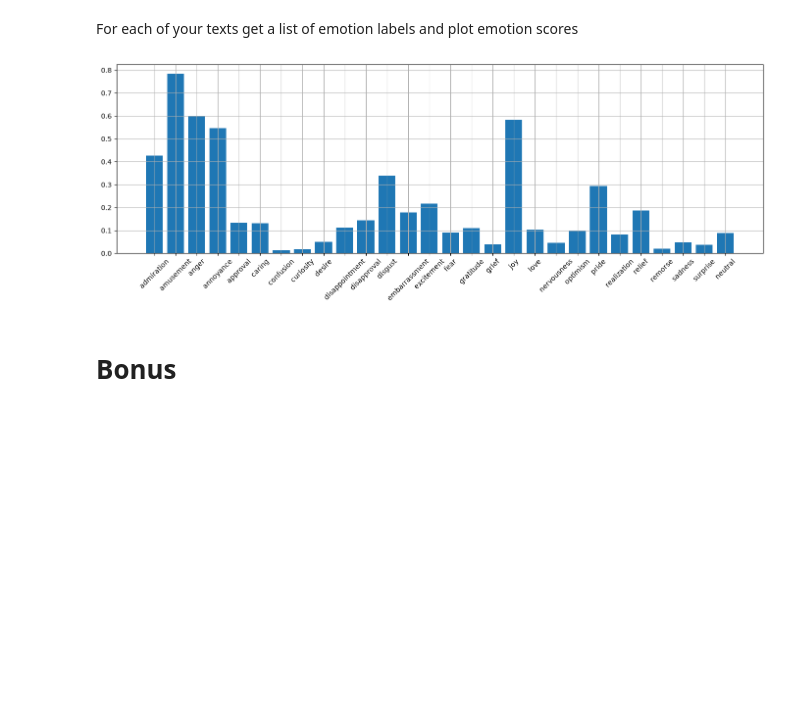
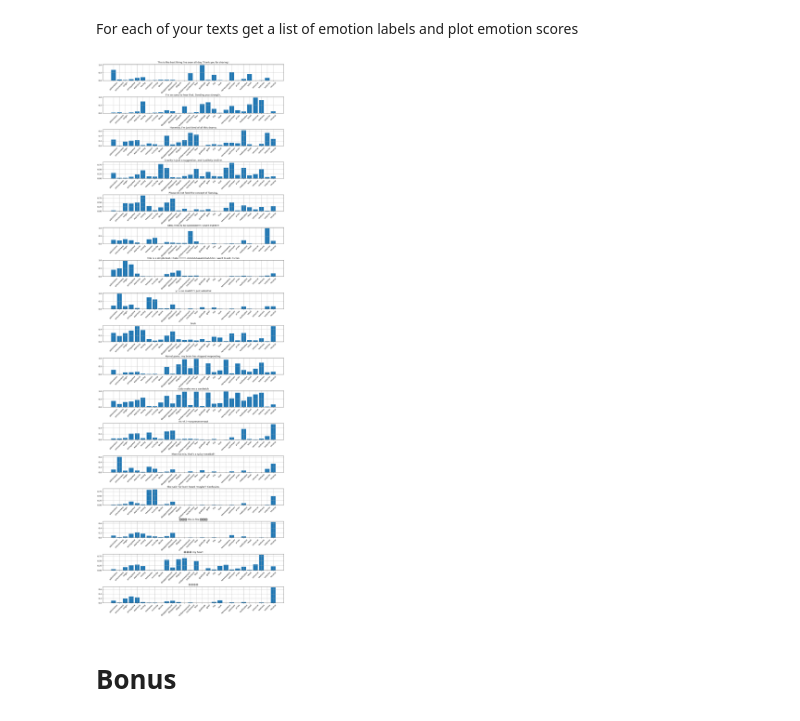
Before and after one commit to MaksKuchuk/NLP-HW, a Jupyter notebook: lab1/main.ipynb, the cells around one changed output. Cells and saved outputs as stored; diff of their text form; code cells hidden in the pictures; blank space fills up the shorter version.

```diff
--- a/lab1/main.ipynb
+++ b/lab1/main.ipynb
@@ -433,2 +476,4 @@ def make_callbacks(name):
     ]
+# %%
+dataset_type = ['smart', 'default', 'fixed']
 # %%
@@ -504,14 +546,14 @@ def plot_roc_curve(
         y = []
         pred = []
         for x_, y_ in X:
-            pred.append(np.array(keras.ops.sigmoid(model(x_))))
+            pred.append(keras.ops.convert_to_numpy(keras.ops.sigmoid(model(x_))))
             y.append(y_)
 
         pred = np.concatenate([p.reshape(-1, p.shape[-1]) for p in pred], axis=0)
 
         y = np.concatenate(y, axis=0)
     else:
-        pred = np.array(keras.ops.sigmoid(model(X))).reshape(-1, len(emotions))
+        pred = keras.ops.convert_to_numpy(keras.ops.sigmoid(model(X))).reshape(-1, len(emotions))
 
     for i in range(len(emotions)):
         fprs[i], tprs[i], _ = roc_curve(y[:, i], pred[:, i])
@@ -590,3 +627,28 @@ label_text('this is a simple text. I hate !!!!!!!. AAAAAAaaaAAAaAAAA. i want to
+# %%
+texts = [
+    'This is the best thing I’ve seen all day. Thank you for sharing!',
+    'I’m so sorry to hear that. Sending you strength.',
+    'Honestly, I’m just tired of all this drama.',
+
+    'Gravity is just a suggestion, and I politely decline.',
+    'Please do not feed the concept of Tuesday.',
+
+    'OMG THIS IS SO GOOOOD!!! I CANT EVEN!!!',
+    'this is a simple text. I hate !!!!!!!. AAAAAAaaaAAAaAAAA. i want to eat. its fun',
+    'y r u so madd?? i just asked lol',
+    'bruh',
+
+    'Kernel panic: my brain has stopped responding.',
+    'sudo make me a sandwich',
+    'rm -rf / --no-preserve-root',
+
+    'Mamma mia, that’s a spicy meatball!',
+    'She said ‘no’ but I heard ‘maybe’? Confusion.',
+
+    '🔥🔥🔥 this is fire 🔥🔥🔥',
+    '😭😭😭 my heart',
+    '😡😡😡😡'
+]
 # %%
 def plot_emotion_scores(text: str, model: keras.Model, max_length: int | None = None, ax: plt.Axes | None = None):
     '''Plots a bar plot of emotion probabilities for given `text` using `model`.
@@ -597,19 +659,23 @@ def plot_emotion_scores(text: str, model: keras.Model, max_length: int | None =
         max_length: max length for tokenization
         ax: axes to plot on'''
     tokens = np.array(tokenizer.encode(text, max_length=max_length), dtype='int32')[None]
-    pred = np.array(keras.ops.sigmoid(model(tokens))).ravel()
+    pred = keras.ops.convert_to_numpy(keras.ops.sigmoid(model(tokens))).ravel()
 
     ax.bar(emotions, pred)
 # %% [markdown]
 For each of your texts get a list of emotion labels and plot emotion scores
 # %%
-fig, ax = plt.subplots(1, 1, figsize=(17, 5))
+fig, ax = plt.subplots(len(texts), 1, figsize=(17, 3 * len(texts)))
 
-plot_emotion_scores('this is a simple text. I hate !!!!!!!. AAAAAAaaaAAAaAAAA. i want to eat. its fun', models[6], ax=ax)
-ax.tick_params(axis='x', rotation=45)
-ax.grid()
+for i, t in enumerate(texts):
+    plot_emotion_scores(t, models[7], ax=ax[i])
+    ax[i].tick_params(axis='x', rotation=45)
+    ax[i].grid()
+    ax[i].set_title(t)
+
+fig.subplots_adjust(hspace=1)
 # %% [output]
-[figure, old version]
+[figure, new version]
 # %% [markdown]
 # Bonus
 # %% [markdown]
```
Also changed, not shown: parts of 35 cells of this notebook, 2 other files.
